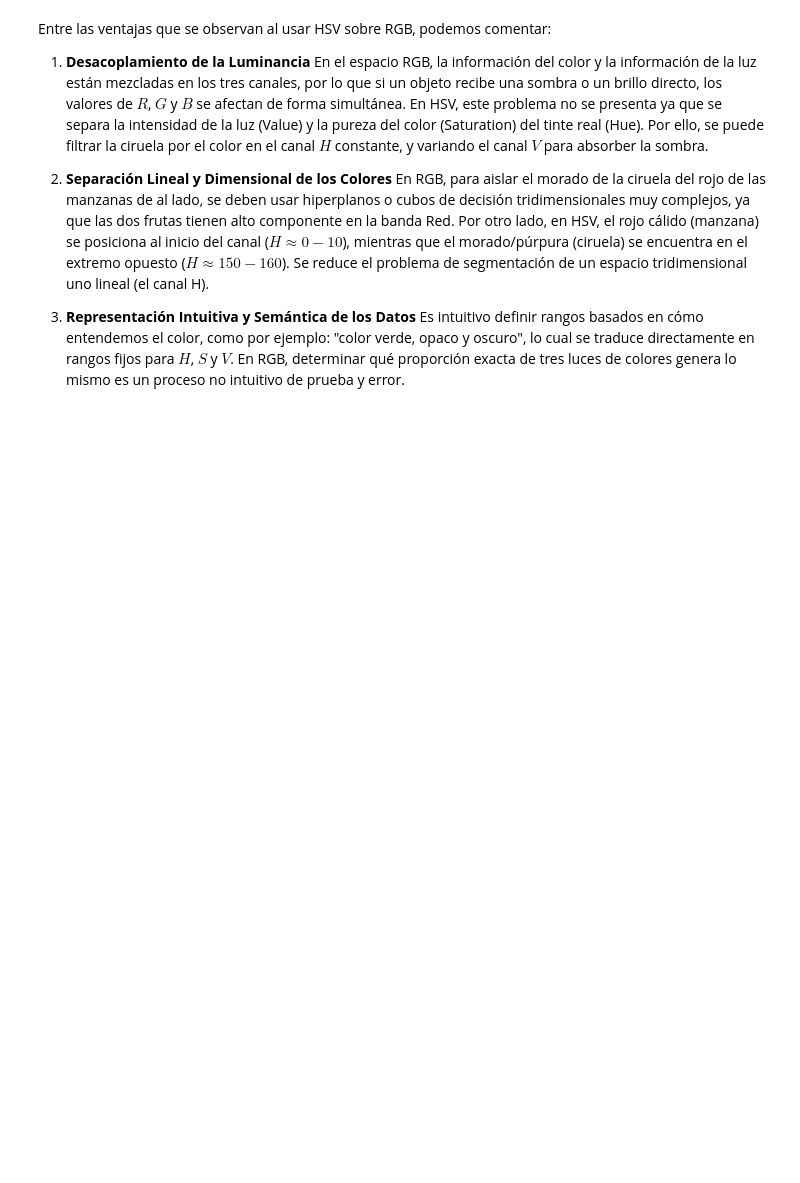
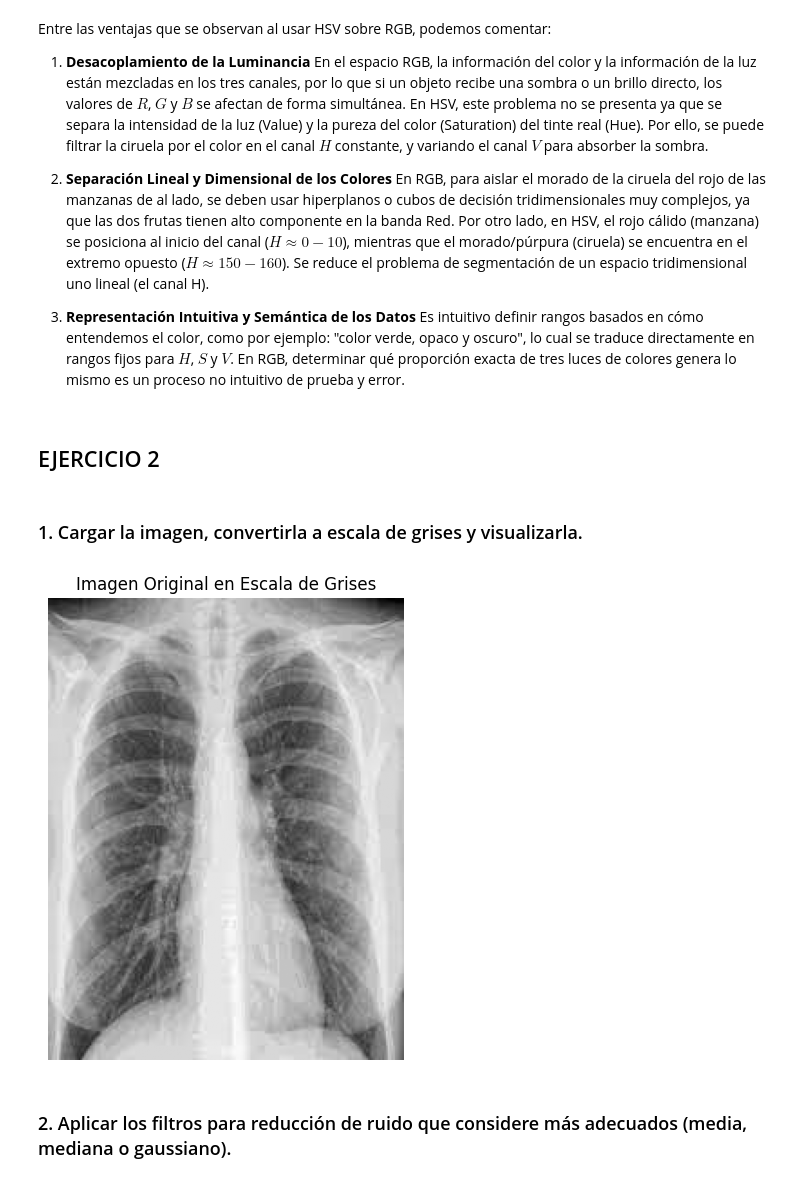
Before and after one commit to josenomberto/UTEC-CDIAV3-MCD8012, a Jupyter notebook: laboratorio_calificado_1.ipynb, the cells around one changed output. Saved outputs shown, nothing was run; the diff lists cells and outputs as text; code cells hidden in the pictures; blank space fills up the shorter version.

```diff
--- a/laboratorio_calificado_1.ipynb
+++ b/laboratorio_calificado_1.ipynb
@@ -121,3 +133,22 @@ Entre las ventajas que se observan al usar HSV sobre RGB, podemos comentar:
 
 3. **Representación Intuitiva y Semántica de los Datos**
     Es intuitivo definir rangos basados en cómo entendemos el color, como por ejemplo: "color verde, opaco y oscuro", lo cual se traduce directamente en rangos fijos para $H$, $S$ y $V$. En RGB, determinar qué proporción exacta de tres luces de colores genera lo mismo es un proceso no intuitivo de prueba y error.
+# %% [markdown]
+## EJERCICIO 2
+# %% [markdown]
+### 1. Cargar la imagen, convertirla a escala de grises y visualizarla.
+# %%
+# Cargar la imagen médica
+img_bgr = cv2.imread('imagen_ejercicio_2.jpg')
+img_gray = cv2.cvtColor(img_bgr, cv2.COLOR_BGR2GRAY)
+
+# Visualizar Imagen Original en Escala de Grises
+plt.figure(figsize=(6, 6))
+plt.imshow(img_gray, cmap='gray')
+plt.title('Imagen Original en Escala de Grises')
+plt.axis('off')
+plt.show()
+# %% [output]
+[figure, added]
+# %% [markdown]
+### 2. Aplicar los filtros para reducción de ruido que considere más adecuados (media, mediana o gaussiano).
```
Also changed, not shown: parts of 20 cells of this notebook.
